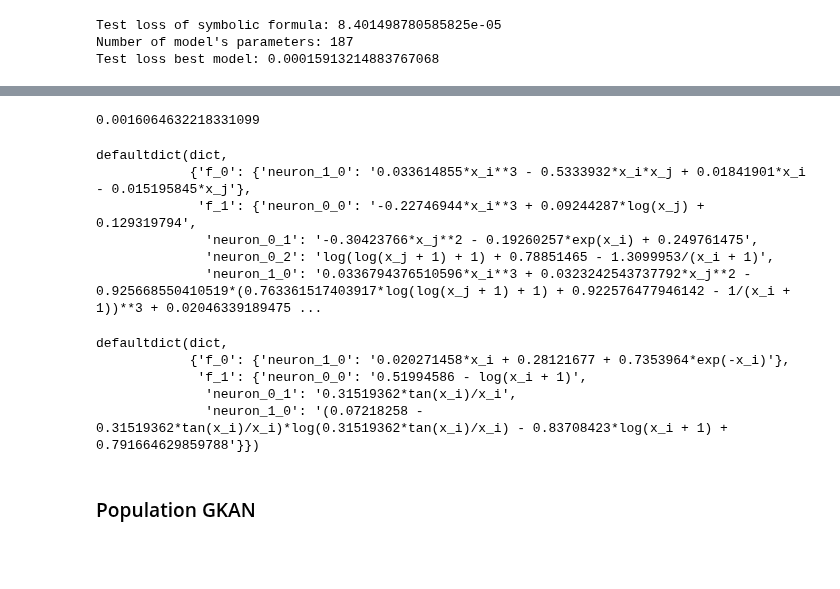
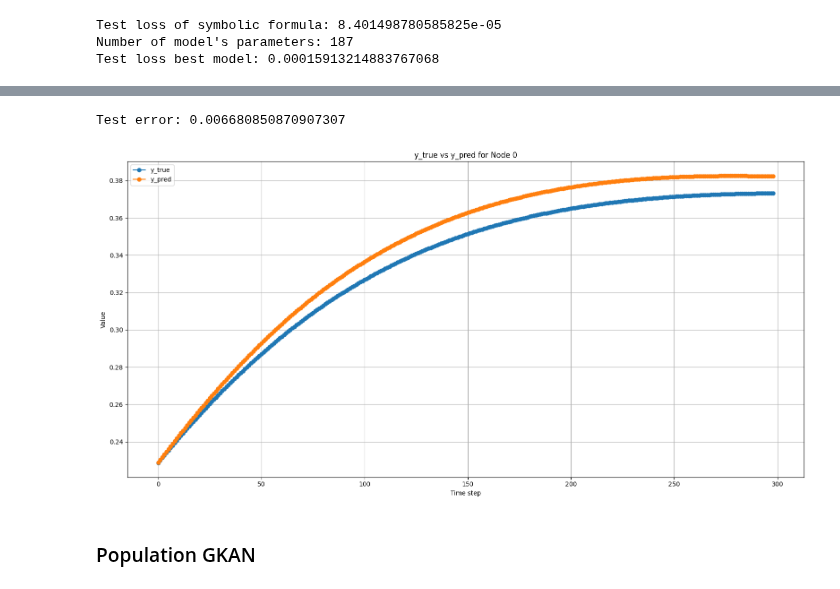
Before and after one commit to riccardocappi/Kan-for-Interpretable-Graph-Dynamics, a Jupyter notebook: post_processing.ipynb, the cells around one changed output, grey strips where cells are left out. Cells and saved outputs as stored; diff of their text form; code cells hidden in the pictures; blank space fills up the shorter version.

```diff
--- a/post_processing.ipynb
+++ b/post_processing.ipynb
@@ -1557,10 +1625,10 @@ Test loss best model: 0.00015913214883767068
 # %%
 model_path_gkan = "./saved_models/gkan/model_biochemical_gkan/biochemical_gkan_ic5_s5/0/gkan"
 
-spline_wise, error = get_error_spline_wise(
+spline_wise, error, y_true, y_pred = get_error_spline_wise(
     model_path=model_path_gkan,
     test_set=BIO,
-    theta=-np.inf
+    theta=0.1
 )
 # %%
 spline_wise
@@ -1569,7 +1637,11 @@ $\displaystyle \sum_{j}(0.03*x_j**2 - 0.02*cos(2.07*x_i) - 0.03*cos(3.01*x_i - 1
 # %%
-print(error)
+print(f"Test error: {error}")
 # %% [output]
-0.0016064632218331099
+Test error: 0.006680850870907307
+# %%
+plot_predictions(y_true, y_pred, node_index=0)
+# %% [output]
+[figure, added]
 # %%
 model_path_gkan = "./saved_models/gkan/model_biochemical_gkan/biochemical_gkan_ic5_s5/0/gkan"
 
@@ -1590,21 +1663,4 @@ hg, hh = hierarchical_symb_fitting(
 )
-# %%
-hg
-# %% [output]
-defaultdict(dict,
-            {'f_0': {'neuron_1_0': '0.033614855*x_i**3 - 0.5333932*x_i*x_j + 0.01841901*x_i - 0.015195845*x_j'},
-             'f_1': {'neuron_0_0': '-0.22746944*x_i**3 + 0.09244287*log(x_j) + 0.129319794',
-              'neuron_0_1': '-0.30423766*x_j**2 - 0.19260257*exp(x_i) + 0.249761475',
-              'neuron_0_2': 'log(log(x_j + 1) + 1) + 0.78851465 - 1.3099953/(x_i + 1)',
-              'neuron_1_0': '0.0336794376510596*x_i**3 + 0.0323242543737792*x_j**2 - 0.925668550410519*(0.763361517403917*log(log(x_j + 1) + 1) + 0.922576477946142 - 1/(x_i + 1))**3 + 0.02046339189475 ...
-# %%
-hh
-# %% [output]
-defaultdict(dict,
-            {'f_0': {'neuron_1_0': '0.020271458*x_i + 0.28121677 + 0.7353964*exp(-x_i)'},
-             'f_1': {'neuron_0_0': '0.51994586 - log(x_i + 1)',
-              'neuron_0_1': '0.31519362*tan(x_i)/x_i',
-              'neuron_1_0': '(0.07218258 - 0.31519362*tan(x_i)/x_i)*log(0.31519362*tan(x_i)/x_i) - 0.83708423*log(x_i + 1) + 0.791664629859788'}})
 # %% [markdown]
 ### Population GKAN
 # %% [markdown]
```
Also changed, not shown: parts of 54 cells of this notebook, 53 other files.
